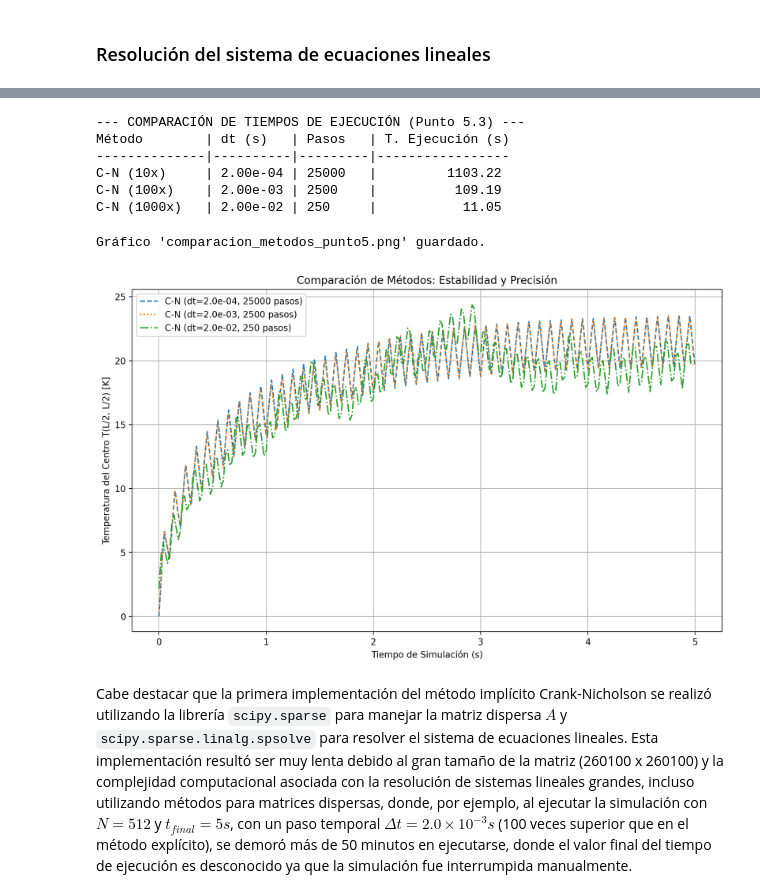
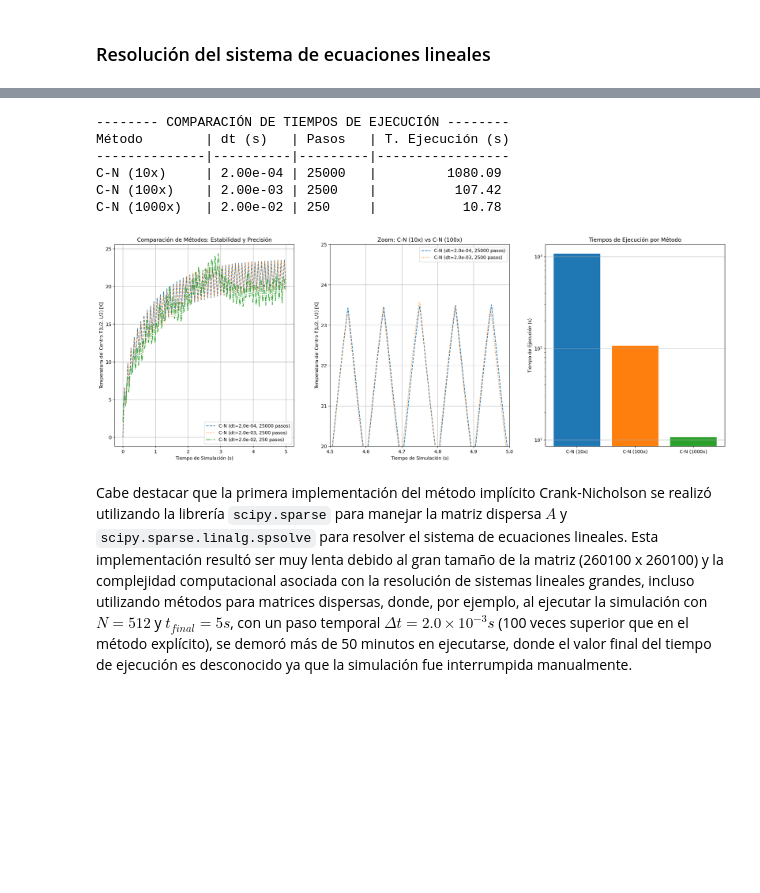
Before and after one commit to Ferzamora053/Tareas-FisComp, a Jupyter notebook: Tarea2_FZ.ipynb, the cells around one changed output, grey strips where cells are left out. Drawn from its saved outputs; the diff is of its cells as text; code cells hidden in the pictures; blank space fills up the shorter version.

```diff
--- a/Tarea2_FZ.ipynb
+++ b/Tarea2_FZ.ipynb
@@ -1063,36 +1065,56 @@ Simulación C-N completa en 11.05 segundos (0.18 minutos).
 ====================================================================================================
 # %%
-print("--- COMPARACIÓN DE TIEMPOS DE EJECUCIÓN (Punto 5.3) ---")
+print("-------- COMPARACIÓN DE TIEMPOS DE EJECUCIÓN --------")
 print(f"Método        | dt (s)   | Pasos   | T. Ejecución (s)")
 print(f"--------------|----------|---------|-----------------")
-# print(f"Explícito     | {dt:8.2e} | {len(time_cn):<7} | {T_exec_cn:15.2f}")
+# print(f"C-N (1x)     | {dt:8.2e} | {len(time_cn):<7} | {T_exec_cn:15.2f}")
 print(f"C-N (10x)     | {dt_10:8.2e} | {len(time_cn_10):<7} | {T_exec_cn_10:15.2f}")
 print(f"C-N (100x)    | {dt_100:8.2e} | {len(time_cn_100):<7} | {T_exec_cn_100:15.2f}")
 print(f"C-N (1000x)   | {dt_1000:8.2e} | {len(time_cn_1000):<7} | {T_exec_cn_1000:15.2f}")
 # %% [output]
---- COMPARACIÓN DE TIEMPOS DE EJECUCIÓN (Punto 5.3) ---
+-------- COMPARACIÓN DE TIEMPOS DE EJECUCIÓN --------
 Método        | dt (s)   | Pasos   | T. Ejecución (s)
 --------------|----------|---------|-----------------
-C-N (10x)     | 2.00e-04 | 25000   |         1103.22
-C-N (100x)    | 2.00e-03 | 2500    |          109.19
-C-N (1000x)   | 2.00e-02 | 250     |           11.05
+C-N (10x)     | 2.00e-04 | 25000   |         1080.09
+C-N (100x)    | 2.00e-03 | 2500    |          107.42
+C-N (1000x)   | 2.00e-02 | 250     |           10.78
 # %%
-plt.figure(figsize=(12, 7))
-# plt.plot(time_cn, temp_cn, label=f'Explícito (dt={dt:.1e}, {len(time_cn)} pasos)', alpha=0.8)
-plt.plot(time_cn_10, temp_cn_10, label=f'C-N (dt={dt_10:.1e}, {len(time_cn_10)} pasos)', linestyle='--')
-plt.plot(time_cn_100, temp_cn_100, label=f'C-N (dt={dt_100:.1e}, {len(time_cn_100)} pasos)', linestyle=':')
-plt.plot(time_cn_1000, temp_cn_1000, label=f'C-N (dt={2.0e-2:.1e}, {len(time_cn_1000)} pasos)', linestyle='-.')
+fig, ax = plt.subplots(1, 3, figsize=(24, 8))
 
-plt.title('Comparación de Métodos: Estabilidad y Precisión')
-plt.xlabel('Tiempo de Simulación (s)')
-plt.ylabel('Temperatura del Centro T(L/2, L/2) [K]')
-plt.legend()
-plt.grid(True)
+# plt.plot(time_cn, temp_cn, label=f'C-N (dt={dt:.1e}, {len(time_cn)} pasos)', alpha=0.8)
+ax[0].plot(time_cn_10, temp_cn_10, label=f'C-N (dt={dt_10:.1e}, {len(time_cn_10)} pasos)', linestyle='--')
+ax[0].plot(time_cn_100, temp_cn_100, label=f'C-N (dt={dt_100:.1e}, {len(time_cn_100)} pasos)', linestyle=':')
+ax[0].plot(time_cn_1000, temp_cn_1000, label=f'C-N (dt={2.0e-2:.1e}, {len(time_cn_1000)} pasos)', linestyle='-.')
+
+
+ax[0].set_title('Comparación de Métodos: Estabilidad y Precisión')
+ax[0].set_xlabel('Tiempo de Simulación (s)')
+ax[0].set_ylabel('Temperatura del Centro T(L/2, L/2) [K]')
+ax[0].legend()
+ax[0].grid(True)
+
+ax[1].plot(time_cn_10, temp_cn_10, label=f'C-N (dt={dt_10:.1e}, {len(time_cn_10)} pasos)', linestyle='--')
+ax[1].plot(time_cn_100, temp_cn_100, label=f'C-N (dt={dt_100:.1e}, {len(time_cn_100)} pasos)', linestyle=':')
+ax[1].set_title('Zoom: C-N (10x) vs C-N (100x)')
+ax[1].set_xlim(4.5, 5.0)
+ax[1].set_xlabel('Tiempo de Simulación (s)')
+ax[1].set_ylim(20, 25)
+ax[1].set_ylabel('Temperatura del Centro T(L/2, L/2) [K]')
+ax[1].legend()
+ax[1].grid(True)
+
+
+ax[2].bar(['C-N (10x)', 'C-N (100x)', 'C-N (1000x)'],
+          [T_exec_cn_10, T_exec_cn_100, T_exec_cn_1000],
+          color=['tab:blue', 'tab:orange', 'tab:green'])
+ax[2].set_title('Tiempos de Ejecución por Método')
+ax[2].set_ylabel('Tiempo de Ejecución (s)')
+ax[2].grid(axis='y')
+ax[2].set_yscale('log')
+
 plt.savefig('./media/comparacion_metodos_punto5.png')
-print("Gráfico 'comparacion_metodos_punto5.png' guardado.")
 # %% [output]
-Gráfico 'comparacion_metodos_punto5.png' guardado.
-[figure, old version]
+[figure, new version]
 # %% [markdown]
 Cabe destacar que la primera implementación del método implícito Crank-Nicholson se realizó utilizando la librería `scipy.sparse` para manejar la matriz dispersa $A$ y `scipy.sparse.linalg.spsolve` para resolver el sistema de ecuaciones lineales. Esta implementación resultó ser muy lenta debido al gran tamaño de la matriz (260100 x 260100) y la complejidad computacional asociada con la resolución de sistemas lineales grandes, incluso utilizando métodos para matrices dispersas, donde, por ejemplo, al ejecutar la simulación con $N=512$ y $t_{final}=5s$, con un paso temporal $\Delta t = 2.0 \times 10^{-3} s$ (100 veces superior que en el método explícito), se demoró más de 50 minutos en ejecutarse, donde el valor final del tiempo de ejecución es desconocido ya que la simulación fue interrumpida manualmente.
 
```
Also changed, not shown: parts of 13 cells of this notebook, 7 other files.
